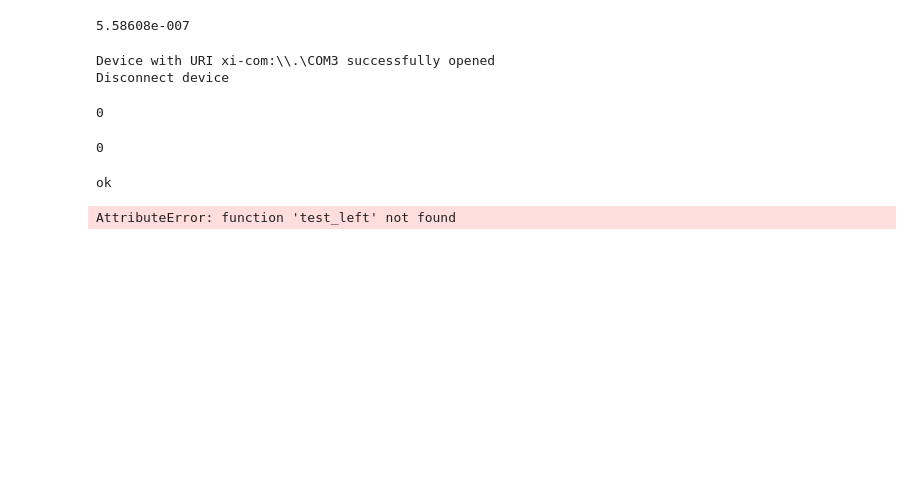
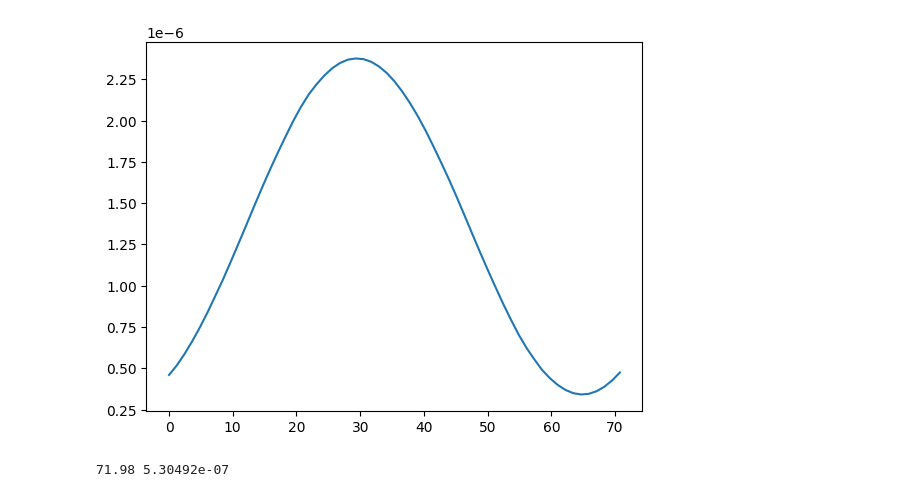
Before and after one commit to m-vsevolod/LPQIT_app, a Jupyter notebook: notebooks/standa_spiner.ipynb, the cells around one changed output. Saved outputs shown, nothing was run; the diff lists cells and outputs as text; code cells hidden in the pictures; blank space fills up the shorter version.

```diff
--- a/notebooks/standa_spiner.ipynb
+++ b/notebooks/standa_spiner.ipynb
@@ -42,26 +42,21 @@ def read_power(powermeter_device, TEST=False):
             print(e)
             return None
 # %%
-maestro = open_serial('COM5', 115200)
+def maestro_measure():
 
-print(read_power(maestro))
+    maestro = open_serial('COM5', 115200)
 
-close_serial(maestro)
+    temp = read_power(maestro)
+
+    close_serial(maestro)
+
+    return temp
-# %% [output]
-5.58608e-007
 # %%
-device_uri = "xi-com:\\\\.\\COM3"
-device_id = ximc.lib.open_device(device_uri.encode())
-if device_id > 0:
-    print("Device with URI {} successfully opened".format(device_uri))
-else:
-    raise RuntimeError("Failed to open device with URI", device_uri)
-print("Disconnect device")
+def spinner_step(x):
 
-ximc.lib.command_movr(device_id, 100, 0)
+    device_uri = "xi-com:\\\\.\\COM3"
+    device_id = ximc.lib.open_device(device_uri.encode())
 
-ximc.lib.close_device(byref(c_int(device_id)))
+    ximc.lib.command_movr(device_id, x, 0)
+
+    ximc.lib.close_device(byref(c_int(device_id)))
-# %% [output]
-Device with URI xi-com:\\.\COM3 successfully opened
-Disconnect device
-0
@@ -93,19 +63,30 @@ data.to_csv(filename, index=False)
-# %%
-ximc.lib.close_device(byref(c_int(device_id)))
-# %% [output]
-0
-# %%
-import libximc as ximc
-device_uri = "xi-com:\\\\.\\COM3"
-device_id = ximc.lib.open_device(device_uri.encode())
-if device_id > 0:
-    print('ok')
-else:
-    raise RuntimeError("Failed to open device with URI", device_uri)
-
-ximc.lib.test_left(device_id)
-
-ximc.lib.close_device(byref(c_int(device_id)))
-# %% [output]
-ok
-AttributeError: function 'test_left' not found
+# %%
+data = pandas.DataFrame(columns = ['angle', 'power'])
+
+for i in range(0, 60):
+
+    display.clear_output(wait=True)
+
+    plt.plot(data['angle'], data['power'])
+    plt.show()
+
+    spinner_step(250)
+
+    sleep(2)
+
+    temp = float(maestro_measure())
+
+    sleep(2)
+
+    if np.log10(temp) < 38:
+
+        print(i*1.22, temp)
+
+        data.loc[i, 'angle'] = i * 1.22
+        data.loc[i, 'power'] = temp
+
+filename = 'result_10_07_2023'
+data.to_csv(filename + '_4.csv', index=False)
+# %% [output]
+[figure, added]
+71.98 5.30492e-07
```
Also changed, not shown: parts of 3 cells of this notebook, 4 other files.
